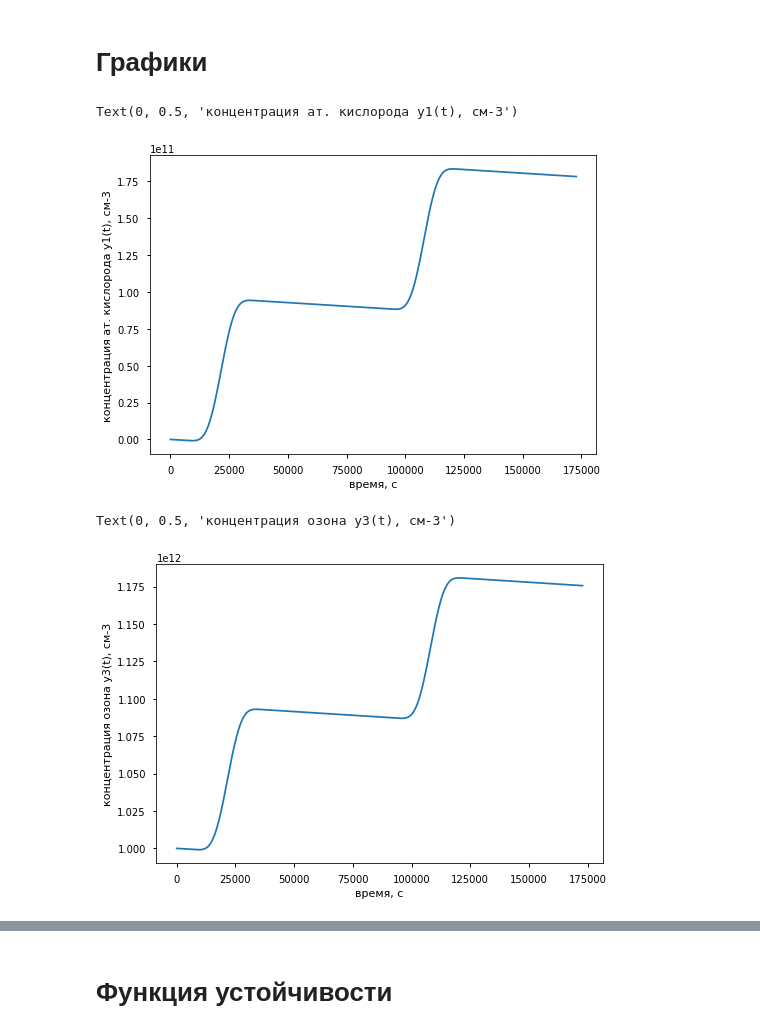
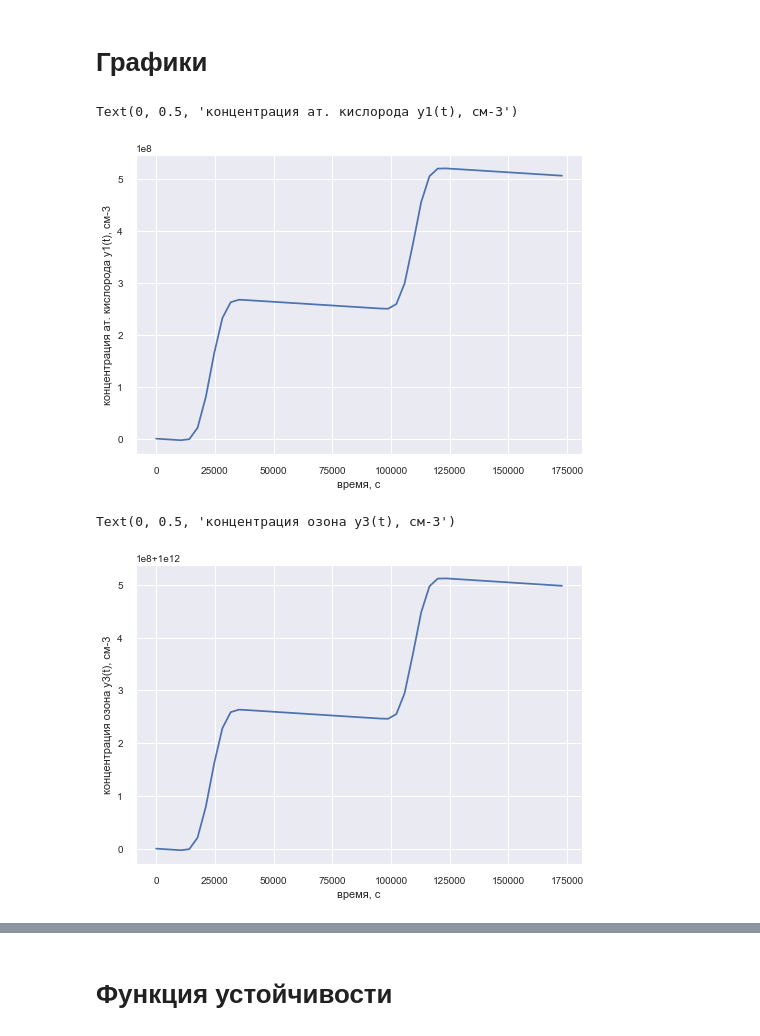
Before and after one commit to verwindle/calc_math_2_task, a Jupyter notebook: calc_math.ipynb, the cells around one changed output, grey strips where cells are left out. Cells and saved outputs as stored; diff of their text form; code cells hidden in the pictures.

```diff
--- a/calc_math.ipynb
+++ b/calc_math.ipynb
@@ -10,7 +10,9 @@ from scipy.integrate import solve_ivp
 import sympy as sp
 from sympy.interactive import printing
 printing.init_printing(use_latex=True)
-from package_tqdm import *  # может быть конфликт имен до РК
+import seaborn as sns
+from package_tqdm import *  # может быть конфликт имен до части II, но это не точно
+sns.set()
 # %% [markdown]
 # Суточные колебания концентрации озона в атмосфере
 # Рассмотрим простейшую математическую модель колебаний концентрации озона в атмосфере
@@ -179,7 +182,7 @@ $$\left[\begin{matrix}-6.031466 & -1.62998 \cdot 10^{-10} & -4.65 \cdot 10^{-10}
 # %%
 gamma = (1+1j)/2
 t0 = 0
-h = 10  # шаг
+h = 3456  # шаг
 t_end = 172800
 e = sp.eye(3)  # E matrix
 k3, k4 = 1e-15, 1e-12
@@ -261,12 +294,11 @@ def ozone():    # так очевиднее
 plt.style.use('seaborn-notebook')
 # %%
 plt.plot(t, oxygen())  # строим кривую решения для кислорода
-plt.rcParams(figsize=(16, 24))
 plt.xlabel('время, с')
 plt.ylabel('концентрация ат. кислорода y1(t), см-3')
 # %% [output]
 Text(0, 0.5, 'концентрация ат. кислорода y1(t), см-3')
-[figure, old version]
+[figure, new version]
 # %%
 plt.plot(t, ozone())  # строим кривую решения для озона
 # plt.scatter(t, ozone(), color='violet') - fun
@@ -274,4 +306,4 @@ plt.xlabel('время, с')
 plt.ylabel('концентрация озона y3(t), см-3')
 # %% [output]
 Text(0, 0.5, 'концентрация озона y3(t), см-3')
-[figure, old version]
+[figure, new version]
```
Also changed, not shown: parts of 43 cells of this notebook.
